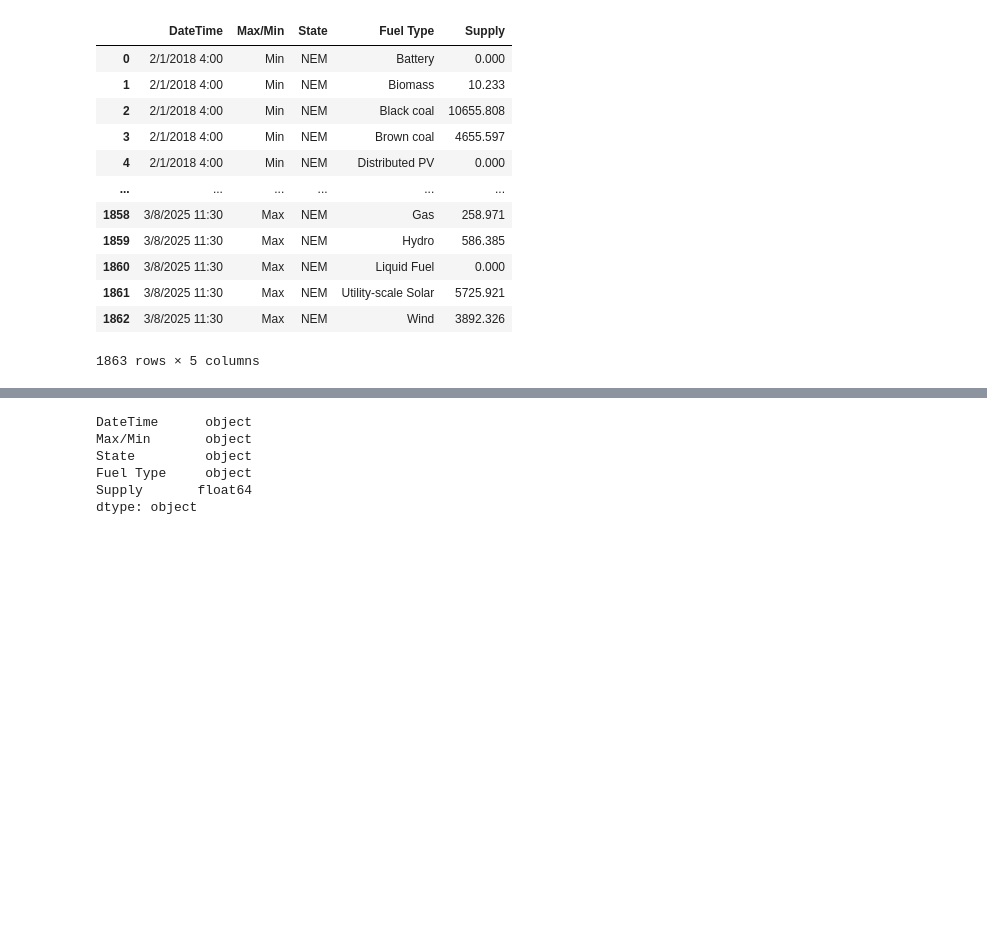
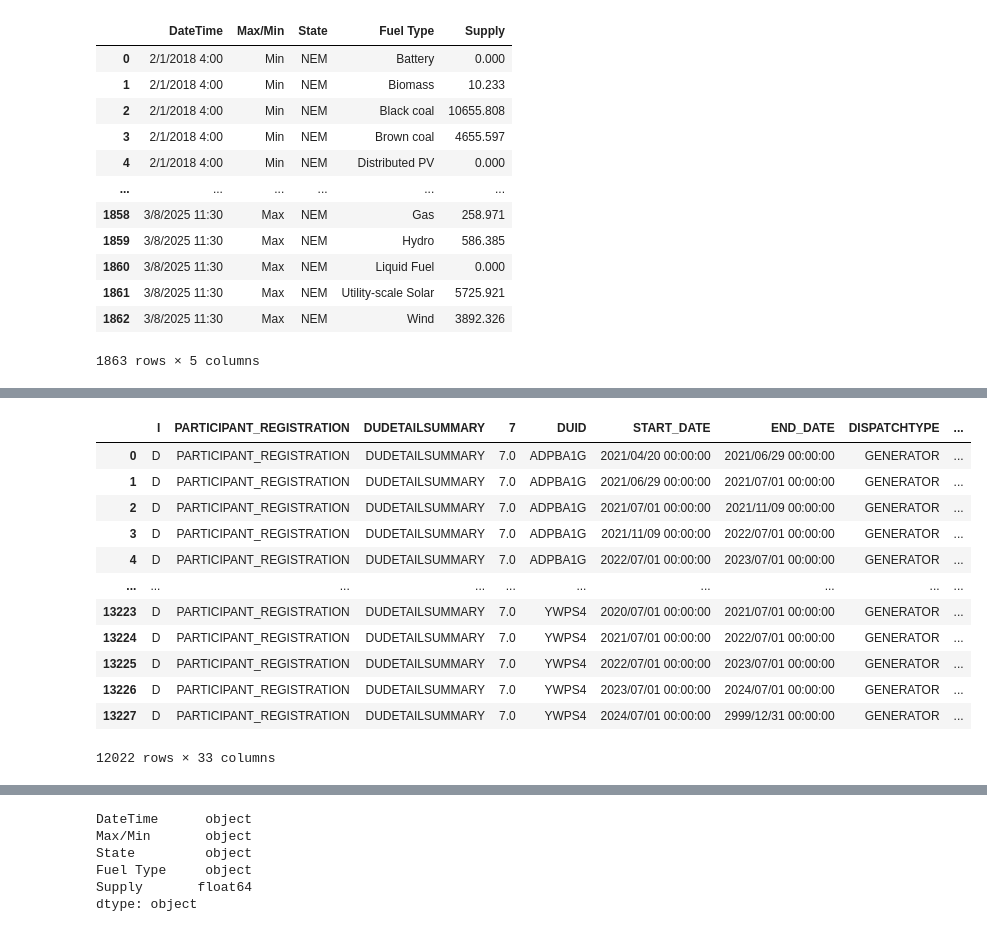
Before and after one commit to aidanlockwood20/IFN695-Codebase, a Jupyter notebook: report.ipynb, the cells around one changed output, grey strips where cells are left out. Saved outputs shown, nothing was run; the diff lists cells and outputs as text; code cells hidden in the pictures; blank space fills up the shorter version.

Commit message:
Begin Working on Combining Data for Fuel Mix Dataset
Former-commit-id: 60d5e855ff821333dd747b1b377d42f60e384406

```diff
--- a/report.ipynb
+++ b/report.ipynb
@@ -30,0 +62,18 @@ renewable_penetration
+# %%
+dudetail_data = pd.read_csv('data/fuel_mix/PUBLIC_DVD_DUDETAILSUMMARY_202407010000.CSV', header = 1)
+dudetail_generator_data = dudetail_data[dudetail_data['DISPATCHTYPE'] == 'GENERATOR']
+dudetail_generator_data
+# %% [output]
+|  | I | PARTICIPANT_REGISTRATION | DUDETAILSUMMARY | 7 | DUID | START_DATE | END_DATE | DISPATCHTYPE | ... |
+| 0 | D | PARTICIPANT_REGISTRATION | DUDETAILSUMMARY | 7.0 | ADPBA1G | 2021/04/20 00:00:00 | 2021/06/29 00:00:00 | GENERATOR | ... |
+| 1 | D | PARTICIPANT_REGISTRATION | DUDETAILSUMMARY | 7.0 | ADPBA1G | 2021/06/29 00:00:00 | 2021/07/01 00:00:00 | GENERATOR | ... |
+| 2 | D | PARTICIPANT_REGISTRATION | DUDETAILSUMMARY | 7.0 | ADPBA1G | 2021/07/01 00:00:00 | 2021/11/09 00:00:00 | GENERATOR | ... |
+| 3 | D | PARTICIPANT_REGISTRATION | DUDETAILSUMMARY | 7.0 | ADPBA1G | 2021/11/09 00:00:00 | 2022/07/01 00:00:00 | GENERATOR | ... |
+| 4 | D | PARTICIPANT_REGISTRATION | DUDETAILSUMMARY | 7.0 | ADPBA1G | 2022/07/01 00:00:00 | 2023/07/01 00:00:00 | GENERATOR | ... |
+| ... | ... | ... | ... | ... | ... | ... | ... | ... | ... |
+| 13223 | D | PARTICIPANT_REGISTRATION | DUDETAILSUMMARY | 7.0 | YWPS4 | 2020/07/01 00:00:00 | 2021/07/01 00:00:00 | GENERATOR | ... |
+| 13224 | D | PARTICIPANT_REGISTRATION | DUDETAILSUMMARY | 7.0 | YWPS4 | 2021/07/01 00:00:00 | 2022/07/01 00:00:00 | GENERATOR | ... |
+| 13225 | D | PARTICIPANT_REGISTRATION | DUDETAILSUMMARY | 7.0 | YWPS4 | 2022/07/01 00:00:00 | 2023/07/01 00:00:00 | GENERATOR | ... |
+| 13226 | D | PARTICIPANT_REGISTRATION | DUDETAILSUMMARY | 7.0 | YWPS4 | 2023/07/01 00:00:00 | 2024/07/01 00:00:00 | GENERATOR | ... |
+| 13227 | D | PARTICIPANT_REGISTRATION | DUDETAILSUMMARY | 7.0 | YWPS4 | 2024/07/01 00:00:00 | 2999/12/31 00:00:00 | GENERATOR | ... |
+12022 rows × 33 columns
```
Also changed, not shown: parts of 9 cells of this notebook, 42 other files.
